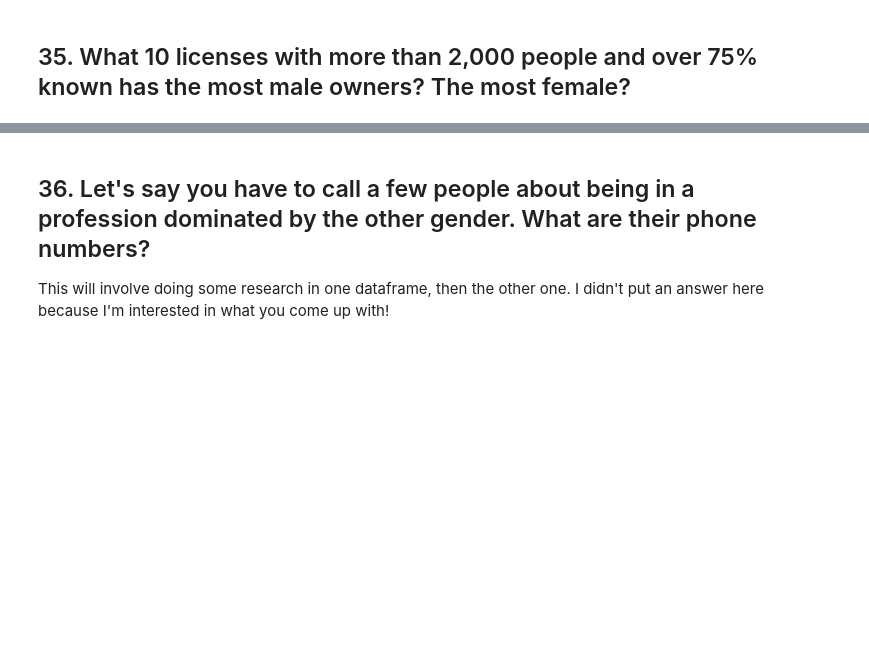
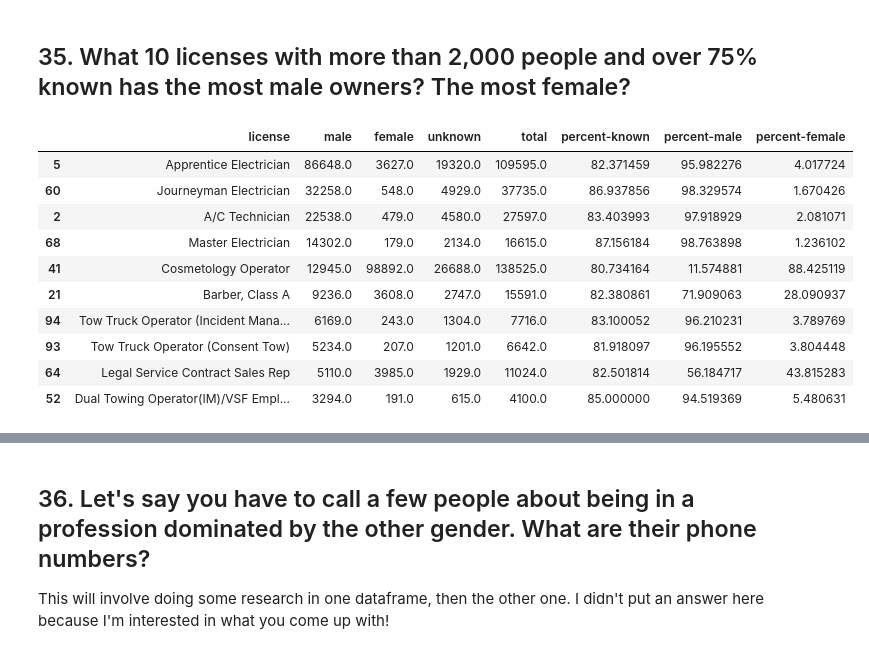
Before and after one commit to mingligraphics/foundations_homework, a Jupyter notebook: 07-homework/licensing/Licenses.ipynb, the cells around one changed output, grey strips where cells are left out. Saved outputs shown, nothing was run; the diff lists cells and outputs as text; code cells hidden in the pictures; blank space fills up the shorter version.

```diff
--- a/07-homework/licensing/Licenses.ipynb
+++ b/07-homework/licensing/Licenses.ipynb
@@ -840,0 +876,8 @@ And replace any `NaN`s with `0`.
+# %%
+gender_df['percent-known'] = 100 * (gender_df.male + gender_df.female) / gender_df.total
+# %%
+gender_df['percent-male'] = 100 * gender_df.male / (gender_df.male + gender_df.female)
+# %%
+gender_df['percent-female'] = 100 * gender_df.female / (gender_df.male + gender_df.female)
+# %%
+gender_df.fillna(0, inplace=True)
@@ -841,2 +893,16 @@ And replace any `NaN`s with `0`.
 # %% [markdown]
 ## 35. What 10 licenses with more than 2,000 people and over 75% known has the most male owners? The most female?
+# %%
+gender_df[(gender_df.total > 2000) & (gender_df['percent-known'] > 75)].sort_values(by='male',ascending=False).head(10)
+# %% [output]
+|  | license | male | female | unknown | total | percent-known | percent-male | percent-female |
+| 5 | Apprentice Electrician | 86648.0 | 3627.0 | 19320.0 | 109595.0 | 82.371459 | 95.982276 | 4.017724 |
+| 60 | Journeyman Electrician | 32258.0 | 548.0 | 4929.0 | 37735.0 | 86.937856 | 98.329574 | 1.670426 |
+| 2 | A/C Technician | 22538.0 | 479.0 | 4580.0 | 27597.0 | 83.403993 | 97.918929 | 2.081071 |
+| 68 | Master Electrician | 14302.0 | 179.0 | 2134.0 | 16615.0 | 87.156184 | 98.763898 | 1.236102 |
+| 41 | Cosmetology Operator | 12945.0 | 98892.0 | 26688.0 | 138525.0 | 80.734164 | 11.574881 | 88.425119 |
+| 21 | Barber, Class A | 9236.0 | 3608.0 | 2747.0 | 15591.0 | 82.380861 | 71.909063 | 28.090937 |
+| 94 | Tow Truck Operator (Incident Mana... | 6169.0 | 243.0 | 1304.0 | 7716.0 | 83.100052 | 96.210231 | 3.789769 |
+| 93 | Tow Truck Operator (Consent Tow) | 5234.0 | 207.0 | 1201.0 | 6642.0 | 81.918097 | 96.195552 | 3.804448 |
+| 64 | Legal Service Contract Sales Rep | 5110.0 | 3985.0 | 1929.0 | 11024.0 | 82.501814 | 56.184717 | 43.815283 |
+| 52 | Dual Towing Operator(IM)/VSF Empl... | 3294.0 | 191.0 | 615.0 | 4100.0 | 85.000000 | 94.519369 | 5.480631 |
```
Also changed, not shown: parts of 36 cells of this notebook, 1 other file.
